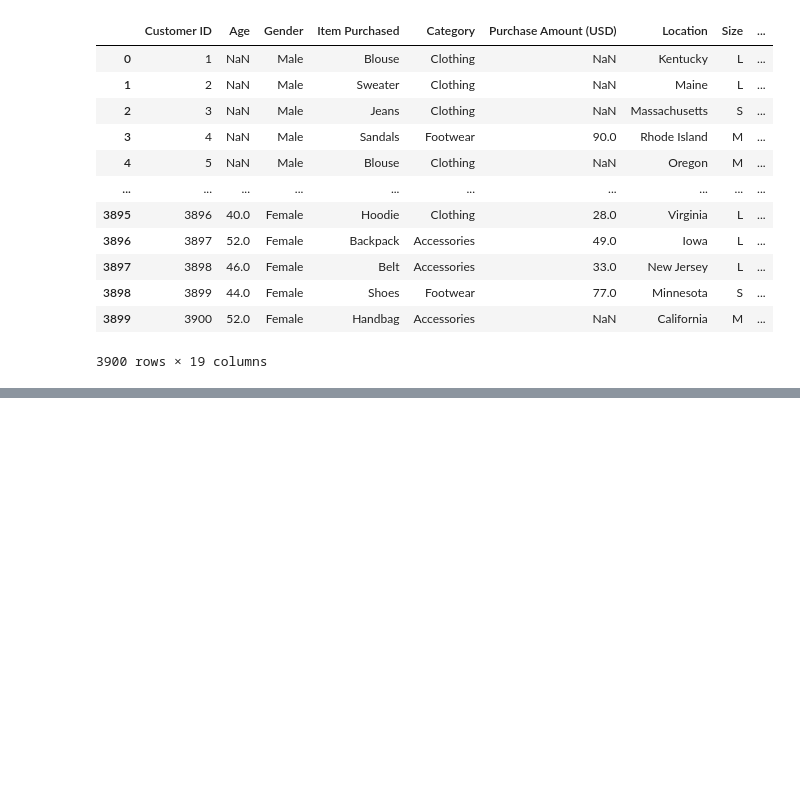
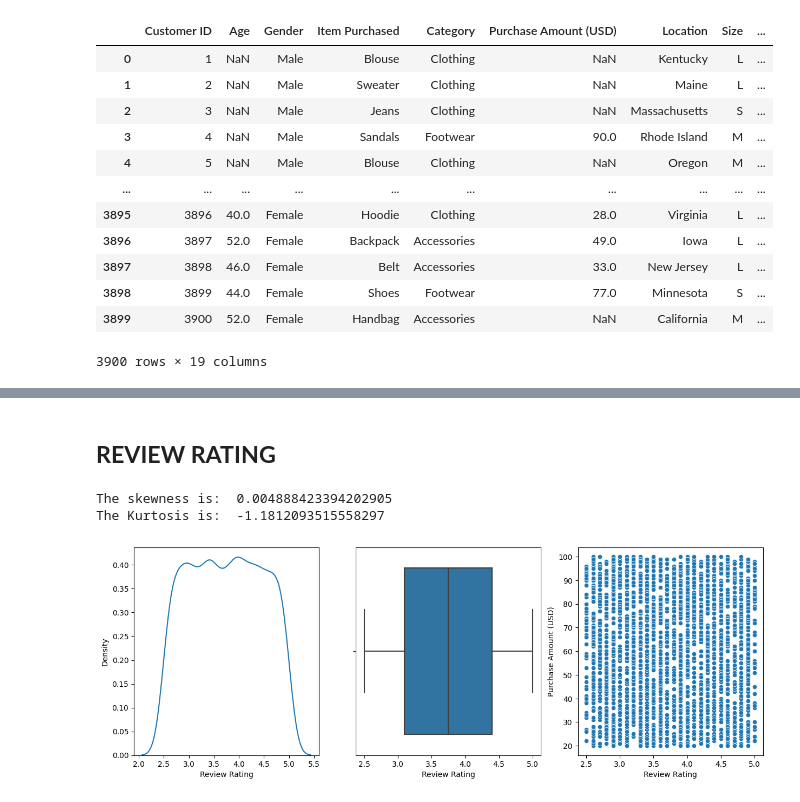
Before and after one commit to devroopsaha744/Data-Analytics-project-on-Used-Cards-Dataset, a Jupyter notebook: MLCOE_TASK_1_eda_Part2.ipynb, the cells around one changed output, grey strips where cells are left out. Drawn from its saved outputs; the diff is of its cells as text; code cells hidden in the pictures; blank space fills up the shorter version.

```diff
--- a/MLCOE_TASK_1_eda_Part2.ipynb
+++ b/MLCOE_TASK_1_eda_Part2.ipynb
@@ -146,0 +201,16 @@ df
+# %% [markdown]
+## **REVIEW RATING**
+# %%
+#Analyzing Review rating
+fig, axes = plt.subplots(1,3, figsize = (15,5))
+
+sns.kdeplot(x = 'Review Rating', data = df, ax = axes[0])
+sns.boxplot(x = 'Review Rating', data = df, ax = axes[1])
+sns.scatterplot(x = 'Review Rating', y = 'Purchase Amount (USD)', data = df, ax = axes[2])
+
+print("The skewness is: ", df['Review Rating'].skew())
+print("The Kurtosis is: ", df['Review Rating'].kurt())
+# %% [output]
+The skewness is:  0.004888423394202905
+The Kurtosis is:  -1.1812093515558297
+[figure, added]
```
Also changed, not shown: parts of 76 cells of this notebook.
